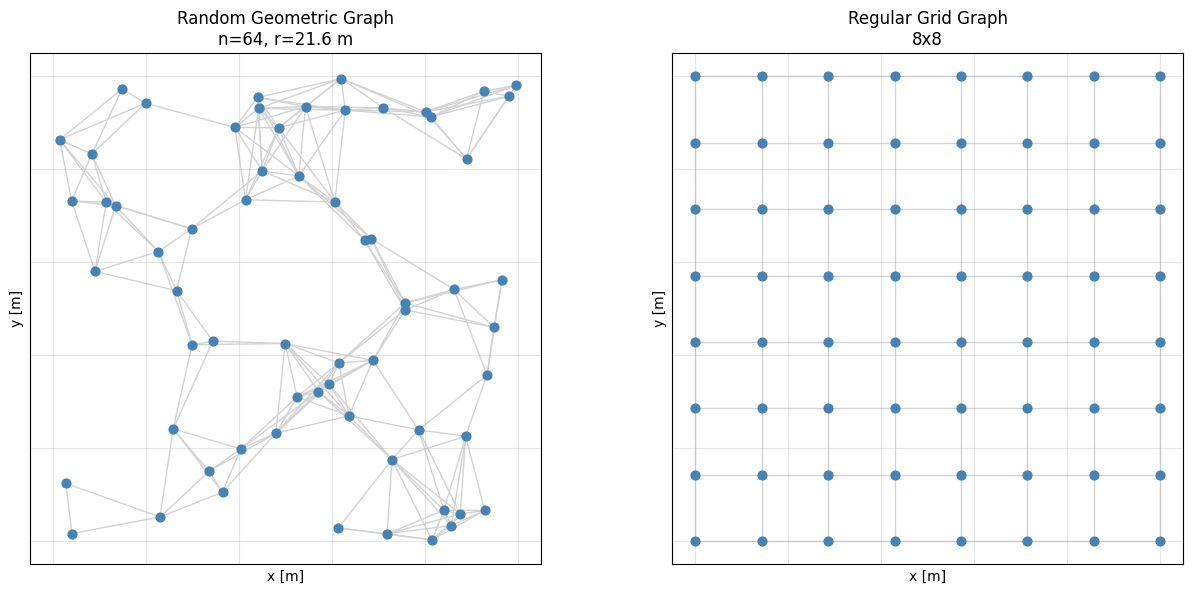
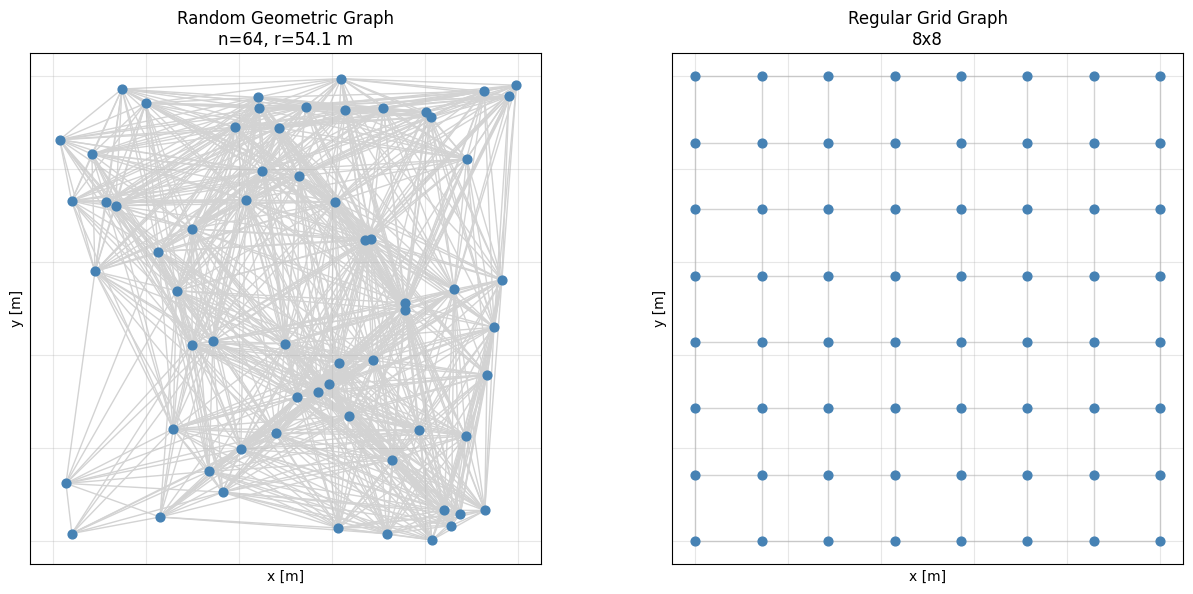
Unified diff of the notebook cell whose output changed from the first chart to the second:
--- before
+++ after
@@ -4,18 +4,18 @@
 GRID_SIZE = 8        # sqrt(N_SENSORS)
 
-r_c = utils.critical_radius_rgg(N_SENSORS, AREA_LENGTH)
+r_c = critical_radius_rgg(N_SENSORS, AREA_LENGTH)
 print(f"Critical RGG radius for n={N_SENSORS}: r_c = {r_c:.2f} m")
 COMM_RADIUS = 1.5 * r_c
 print(f"Using communication radius r = {COMM_RADIUS:.2f} m")
 
-G_rgg, pos_rgg = utils.random_geometric_network(N_SENSORS, AREA_LENGTH, COMM_RADIUS, seed=0)
-G_grid, pos_grid = utils.grid_network(GRID_SIZE, AREA_LENGTH, neighbours="4")
+G_rgg, pos_rgg = random_geometric_network(N_SENSORS, AREA_LENGTH, COMM_RADIUS, seed=0)
+G_grid, pos_grid = grid_network(GRID_SIZE, AREA_LENGTH, neighbours="4")
 
-utils.network_summary(G_rgg, name="Random Geometric Graph")
-utils.network_summary(G_grid, name="Regular Grid Graph (4-neighbour)")
+network_summary(G_rgg, name="Random Geometric Graph")
+network_summary(G_grid, name="Regular Grid Graph (4-neighbour)")
 
 fig, axes = plt.subplots(1, 2, figsize=(13, 6))
-utils.plot_network(G_rgg, pos_rgg, f"Random Geometric Graph\nn={N_SENSORS}, r={COMM_RADIUS:.1f} m", axes[0])
-utils.plot_network(G_grid, pos_grid, f"Regular Grid Graph\n{GRID_SIZE}x{GRID_SIZE}", axes[1])
+plot_network(G_rgg, pos_rgg, f"Random Geometric Graph\nn={N_SENSORS}, r={COMM_RADIUS:.1f} m", axes[0])
+plot_network(G_grid, pos_grid, f"Regular Grid Graph\n{GRID_SIZE}x{GRID_SIZE}", axes[1])
 plt.tight_layout()
 # plt.savefig("sensor_networks.png", dpi=110, bbox_inches="tight")

Commit: Connectivity Analysis